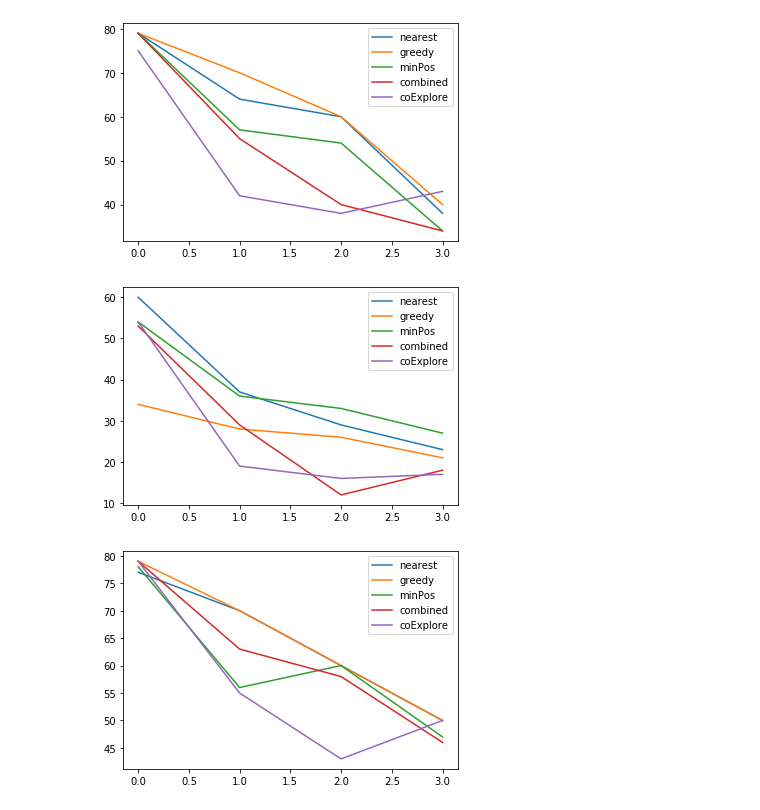
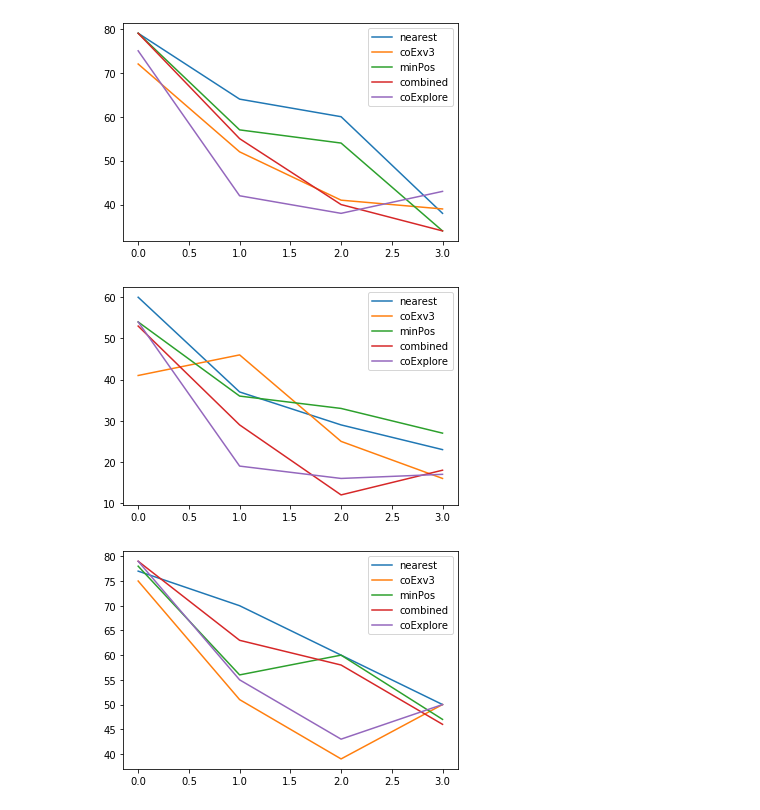
Before and after one commit to Icheler/coExplore, a Jupyter notebook: eval_2.ipynb, the cells around one changed output. Drawn from its saved outputs; the diff is of its cells as text; code cells hidden in the pictures.

```diff
--- a/eval_2.ipynb
+++ b/eval_2.ipynb
@@ -20,8 +20,11 @@ def eighty_build(matrix):
     result = matrix
     if (neg_eighty_check(matrix)):
         number = 80-matrix.shape[0]
-        temp_2 = np.full(number, matrix[-1])
-        result = np.insert(result, -1, temp_2)
+        if number < 0:
+            result = matrix[:80]
+        else:
+            temp_2 = np.full(number, matrix[-1])
+            result = np.insert(result, -1, temp_2)
     return result
 # %%
 def min_mean_max_extraction(matrix):
@@ -100,6 +103,7 @@ def matrix_builder(matrix, distance_matrix):
                     result = np.c_[result, temp]
                     result_2 = np.c_[result_2, temp_2]
                     index_array.append(index)
+    index_array = np.array(index_array)
     return result, result_2, index_array
 # %%
 def eighty_build_distance(matrix):
@@ -130,7 +137,7 @@ def extraction(map_name, robot_num, eval_lower=1, eval_upper=-1):
             file_path =  f"{file}"
             if('nearest' in file_path):
                 matrix_coverage_nearest.append(np.loadtxt(file_path))
-            if('greedy' in file_path):
+            if('coExv3' in file_path):
                 matrix_coverage_greedy.append(np.loadtxt(file_path))
             if('minPos' in file_path):
                 matrix_coverage_minPos.append(np.loadtxt(file_path))
@@ -158,7 +165,7 @@ def extraction(map_name, robot_num, eval_lower=1, eval_upper=-1):
             file_path =  f"{file}"
             if('nearest' in file_path):
                 matrix_distance_nearest.append(np.loadtxt(file_path))
-            if('greedy' in file_path):
+            if('coExv3' in file_path):
                 matrix_distance_greedy.append(np.loadtxt(file_path))
             if('minPos' in file_path):
                 matrix_distance_minPos.append(np.loadtxt(file_path))
@@ -243,14 +250,14 @@ marty_combined = mid_compilation(marty_2_b, marty_3_b, marty_4_b, marty_5_b, 3)
 marty_coExplore = mid_compilation(marty_2_b, marty_3_b, marty_4_b, marty_5_b, 4)
 
 plt.plot(marty_nearest, label='nearest')
-plt.plot(marty_greedy, label='greedy')
+plt.plot(marty_greedy, label='coExv3')
 plt.plot(marty_minPos, label='minPos')
 plt.plot(marty_combined, label='combined')
 plt.plot(marty_coExplore, label='coExplore')
 plt.legend()
 plt.show()
 # %% [output]
-[figure, old version]
+[figure, new version]
 # %%
 map_nearest = mid_compilation(map_2_b, map_3_b, map_4_b, map_5_b, 0)
 map_greedy = mid_compilation(map_2_b, map_3_b, map_4_b, map_5_b, 1)
@@ -259,27 +266,27 @@ map_combined = mid_compilation(map_2_b, map_3_b, map_4_b, map_5_b, 3)
 map_coExplore = mid_compilation(map_2_b, map_3_b, map_4_b, map_5_b, 4)
 
 plt.plot(map_nearest, label='nearest')
-plt.plot(map_greedy, label='greedy')
+plt.plot(map_greedy, label='coExv3')
 plt.plot(map_minPos, label='minPos')
 plt.plot(map_combined, label='combined')
 plt.plot(map_coExplore, label='coExplore')
 plt.legend()
 plt.show()
 # %% [output]
-[figure, old version]
+[figure, new version]
 # %%
 maze_nearest = mid_compilation(maze_2_b, maze_3_b, maze_4_b, maze_5_b, 0)
 maze_greedy = mid_compilation(maze_2_b, maze_3_b, maze_4_b, maze_5_b, 1)
 maze_minPos = mid_compilation(maze_2_b, maze_3_b, maze_4_b, maze_5_b, 2)
 maze_combined = mid_compilation(maze_2_b, maze_3_b, maze_4_b, maze_5_b, 3)
 maze_coExplore = mid_compilation(maze_2_b, maze_3_b, maze_4_b, maze_5_b, 4)
 
 plt.plot(maze_nearest, label='nearest')
-plt.plot(maze_greedy, label='greedy')
+plt.plot(maze_greedy, label='coExv3')
 plt.plot(maze_minPos, label='minPos')
 plt.plot(maze_combined, label='combined')
 plt.plot(maze_coExplore, label='coExplore')
 plt.legend()
 plt.show()
 # %% [output]
-[figure, old version]
+[figure, new version]
```
Also changed, not shown: parts of 1 cell of this notebook, 8 other files.
